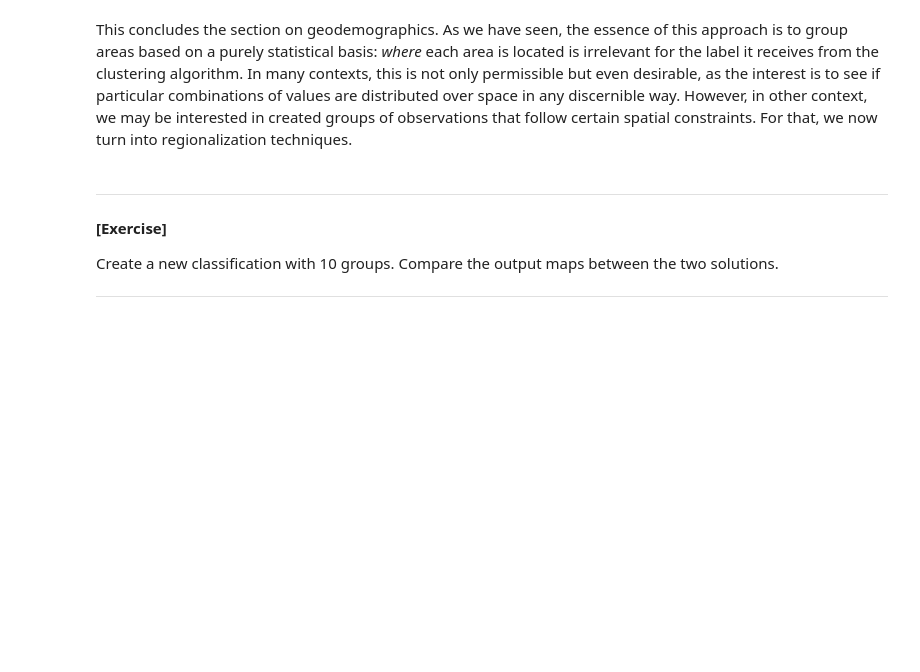
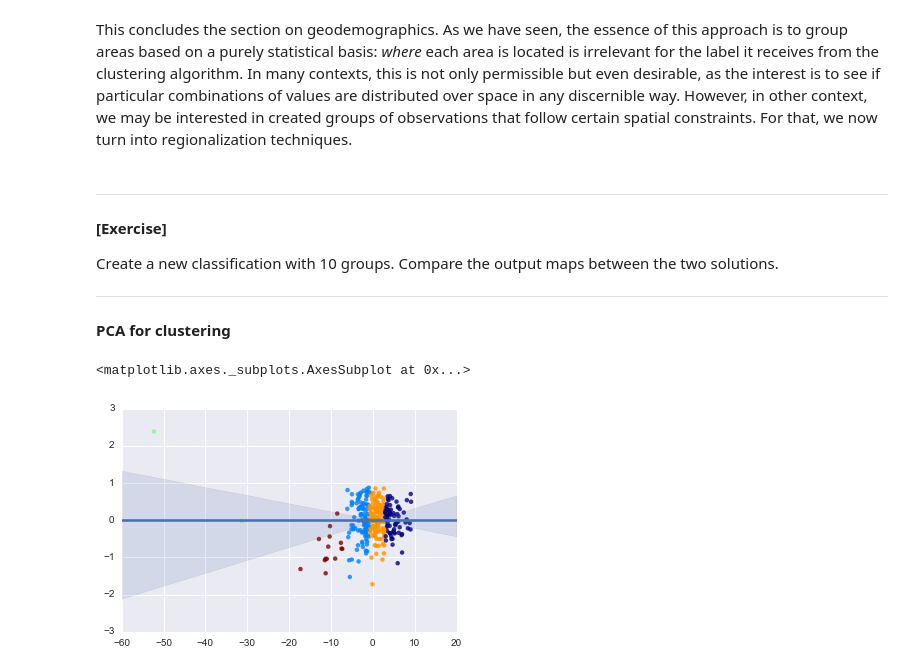
Before and after one commit to Casyfill/AUD_Metropolitan_Data, a Jupyter notebook: l4/AirBnB Clustering.ipynb, the cells around one changed output. Cells and saved outputs as stored; diff of their text form; code cells hidden in the pictures; blank space fills up the shorter version.

```diff
--- a/l4/AirBnB Clustering.ipynb
+++ b/l4/AirBnB Clustering.ipynb
@@ -352,6 +349,18 @@ This concludes the section on geodemographics. As we have seen, the essence of t
 Create a new classification with 10 groups. Compare the output maps between the two solutions.
 
 ---
+# %% [markdown]
+**PCA for clustering**
+# %%
+from sklearn.decomposition import PCA
+
+pca = PCA(n_components=2)
+pca_result = pca.fit_transform(abb[ratings])
+# %%
+sns.regplot(pca_result[:,0],pca_result[:,1], scatter_kws={'c':abb['k5cls'], 'cmap':'jet'})
+# %% [output]
+<matplotlib.axes._subplots.AxesSubplot at 0x...>
+[figure, added]
 # %% [markdown]
 ---
 
```
Also changed, not shown: parts of 7 cells of this notebook.
